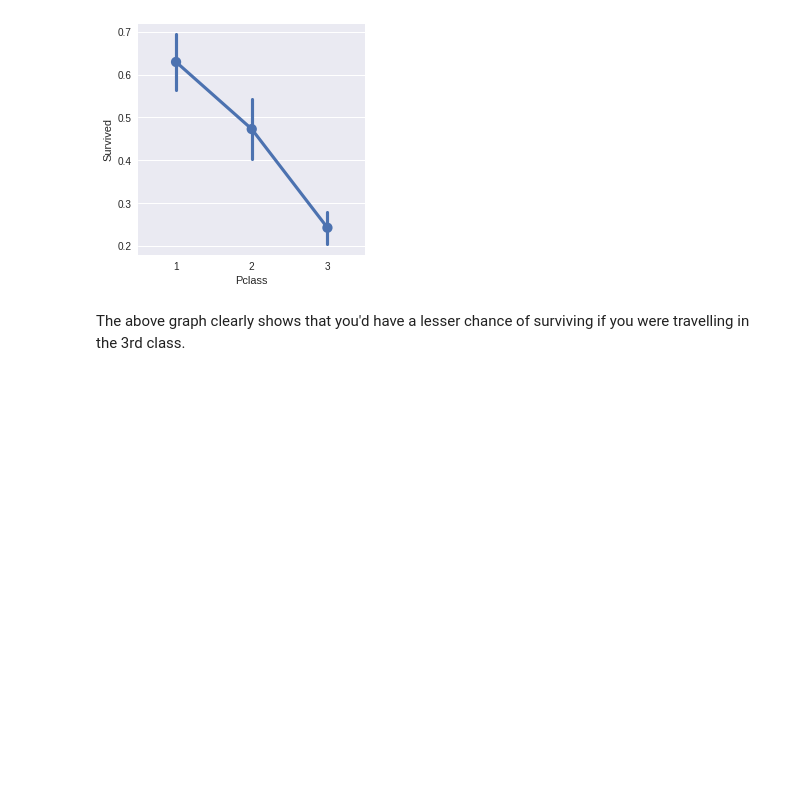
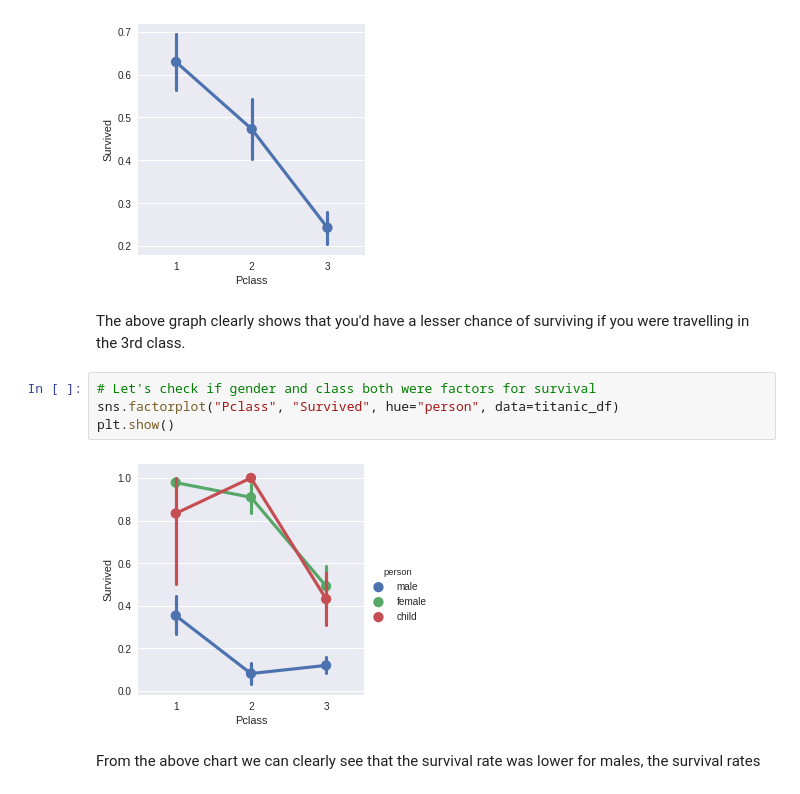
Before and after one commit to manishth/titanic_machine_learning_from_disaster, a Jupyter notebook: Titanic Machine Learning.ipynb, the cells around one changed output. Drawn from its saved outputs; the diff is of its cells as text; blank space fills up the shorter version.

Commit message:
survival factor based on gender and class

```diff
--- a/Titanic Machine Learning.ipynb
+++ b/Titanic Machine Learning.ipynb
@@ -231,3 +231,11 @@ plt.show()
 [figure]
 # %% [markdown]
 The above graph clearly shows that you'd have a lesser chance of surviving if you were travelling in the 3rd class.
+# %%
+# Let's check if gender and class both were factors for survival
+sns.factorplot("Pclass", "Survived", hue="person", data=titanic_df)
+plt.show()
+# %% [output]
+[figure, added]
+# %% [markdown]
+From the above chart we can clearly see that the survival rate was lower for males, the survival rates
```
